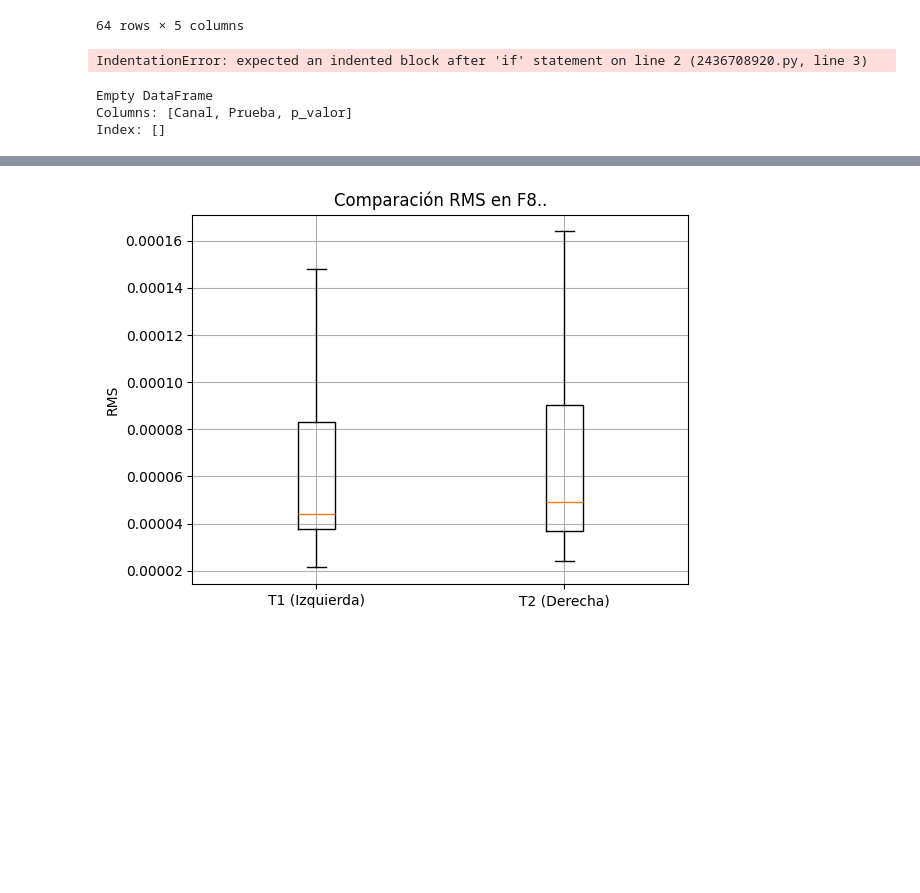
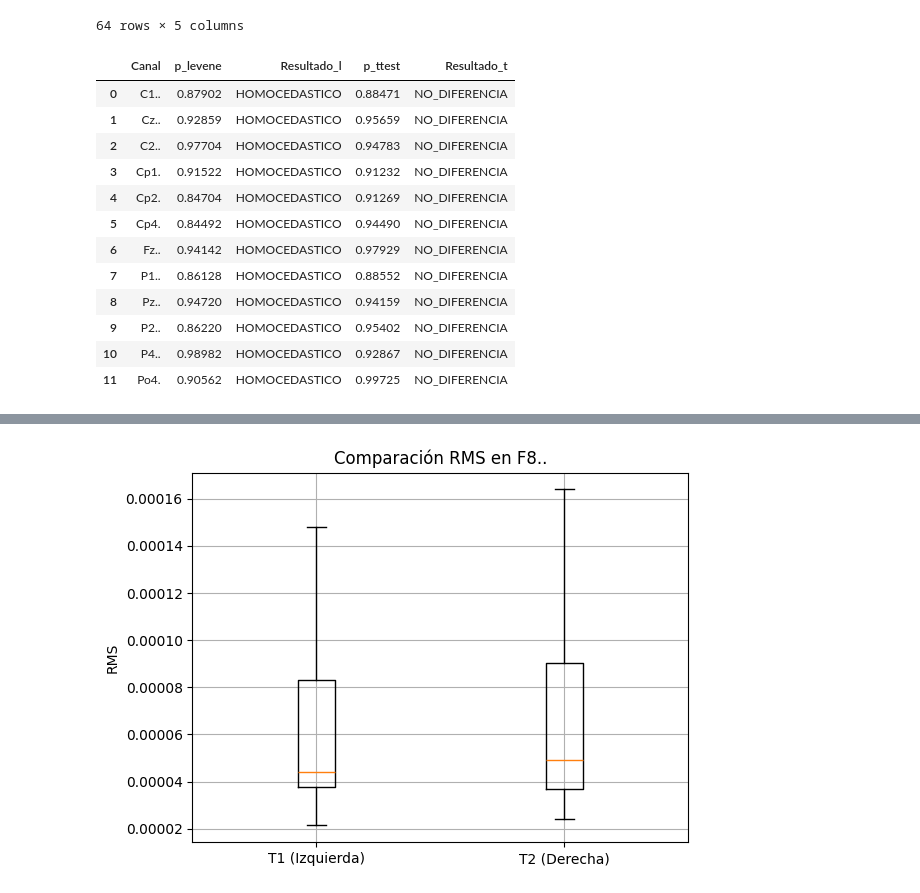
Before and after one commit to decagsito/Biosenales_20261, a Jupyter notebook: Practica_3_P2.ipynb, the cells around one changed output, grey strips where cells are left out. Drawn from its saved outputs; the diff is of its cells as text; code cells hidden in the pictures; blank space fills up the shorter version.

```diff
--- a/Practica_3_P2.ipynb
+++ b/Practica_3_P2.ipynb
@@ -203,13 +204,13 @@ S010  0.000139  0.000080  0.000159  0.000158  0.000153  0.000191  0.000097
 ## **4. Identificación de Canales Diferenciales mediante Análisis Estadístico**
 # %%
 resultados = []
-
+#En este apartado, se va a crear un DataFrame donde, se va a evaluar la normalidad de los datos para cada canal de T1 y T2.
 for canal in df_T1.columns:
 
     grupo1 = df_T1[canal]
     grupo2 = df_T2[canal]
 
-    # --- 1. Normalidad ---
+    # --- Normalidad ---
     p_shapiro_1 = round(shapiro(grupo1)[1],5)
 
     if p_shapiro_1 > 0.05:
@@ -224,9 +225,7 @@ for canal in df_T1.columns:
     else:
         significado_2 = "NO_NORMALES"
 
-    normal = (p_shapiro_1 > 0.05) and (p_shapiro_2 > 0.05)
-
-
+    #Se imprimen los resultados obtenidos
     resultados.append({
         'Canal': canal,
         'p_shapiro_T1': p_shapiro_1,
@@ -272,11 +278,18 @@ Canales_NO_Normales_T2 = df_resultados[df_resultados['Resultado_s_T2'] == "NO_NO
 Canales_NO_Normales_T2= Canales_NO_Normales_T2.drop(columns=['p_shapiro_T1','Resultado_s_T1']).reset_index()
 Canales_NO_Normales_T2= Canales_NO_Normales_T2.drop(columns=['index'])
 # %%
+#Se realizan la prueba de homocedasticidad y prueba t, a los valores que fueron normales.
 resultados_1 = []
 
+#Aqui se filtra cuales fueron los canales que son normales
+canales_T1 = Canales_Normales_T1['Canal'].tolist()
+canales_T2 = Canales_Normales_T2['Canal'].tolist()
+df_T1_normales = df_T1[canales_T1]
+df_T2_normales = df_T2[canales_T2]
 # solo canales que existen en ambos
-canales_comunes = df_T1.columns.intersection(df_T2.columns)
+canales_comunes = df_T1_normales.columns.intersection(df_T2_normales.columns)
 
+#Se proceden a aplicar las pruebas
 for canal in canales_comunes:
 
     grupo1 = df_T1[canal]
@@ -284,60 +297,46 @@ for canal in canales_comunes:
 
     # --- Levene ---
     p_levene = round(levene(grupo1, grupo2)[1], 5)
 
     if p_levene > 0.05:
         significado_3 = "HOMOCEDASTICO"
     else:
         significado_3 = "NO_HOMOCEDASTICO"
 
+    #Solo se le hace prueba t a los canales que son Homocedasticos (Todos lo son)
     if  p_levene > 0.05:
 
         # --- t-test ---
         p_t = round(ttest_ind(grupo1, grupo2)[1], 5)
 
         resultado_t = "DIFERENCIA" if p_t <= 0.05 else "NO_DIFERENCIA"
     else:
         p_t = "NO_APLICA"
         resultado_t = "NO_APLICA"
 
     resultados_1.append({
         'Canal': canal,
         'p_levene': p_levene,
         'Resultado_l': significado_3,
         'p_ttest': p_t,
         'Resultado_t': resultado_t
     })
 
+#Se imprimen los resultados
 df_resultados1 = pd.DataFrame(resultados_1)
 
 df_resultados1
+# %% [output]
+|  | Canal | p_levene | Resultado_l | p_ttest | Resultado_t |
+| 0 | C1.. | 0.87902 | HOMOCEDASTICO | 0.88471 | NO_DIFERENCIA |
+| 1 | Cz.. | 0.92859 | HOMOCEDASTICO | 0.95659 | NO_DIFERENCIA |
+| 2 | C2.. | 0.97704 | HOMOCEDASTICO | 0.94783 | NO_DIFERENCIA |
+| 3 | Cp1. | 0.91522 | HOMOCEDASTICO | 0.91232 | NO_DIFERENCIA |
+| 4 | Cp2. | 0.84704 | HOMOCEDASTICO | 0.91269 | NO_DIFERENCIA |
+| 5 | Cp4. | 0.84492 | HOMOCEDASTICO | 0.94490 | NO_DIFERENCIA |
+| 6 | Fz.. | 0.94142 | HOMOCEDASTICO | 0.97929 | NO_DIFERENCIA |
+| 7 | P1.. | 0.86128 | HOMOCEDASTICO | 0.88552 | NO_DIFERENCIA |
+| 8 | Pz.. | 0.94720 | HOMOCEDASTICO | 0.94159 | NO_DIFERENCIA |
+| 9 | P2.. | 0.86220 | HOMOCEDASTICO | 0.95402 | NO_DIFERENCIA |
+| 10 | P4.. | 0.98982 | HOMOCEDASTICO | 0.92867 | NO_DIFERENCIA |
+| 11 | Po4. | 0.90562 | HOMOCEDASTICO | 0.99725 | NO_DIFERENCIA |
-# %%
-# --- 3. Prueba estadística ---
-if normal and homocedastico:
-stat, p_valor = round(ttest_ind(grupo1, grupo2),5)
-prueba = 't-test'
-
-if p_valor > 0.05:
-
-else:
-stat, p_valor = mannwhitneyu(grupo1, grupo2)
-prueba = 'Mann-Whitney'
-
-# --- 2. Homocedasticidad ---
-p_levene = round(levene(grupo1, grupo2)[1],5)
-if p_levene > 0.05:
-significado_3 = "HOMOCEDASTICO"
-else:
-significado_3 = "NO_HOMOCEDASTICO"
-
-homocedastico = p_levene > 0.05
-# %% [output]
-IndentationError: expected an indented block after 'if' statement on line 2 (2436708920.py, line 3)
-# %%
-significativos = df_resultados[df_resultados['p_valor'] < 0.05]
-
-print(significativos[['Canal', 'Prueba', 'p_valor']])
-# %% [output]
-Empty DataFrame
-Columns: [Canal, Prueba, p_valor]
-Index: []
```
Also changed, not shown: parts of 8 cells of this notebook.
